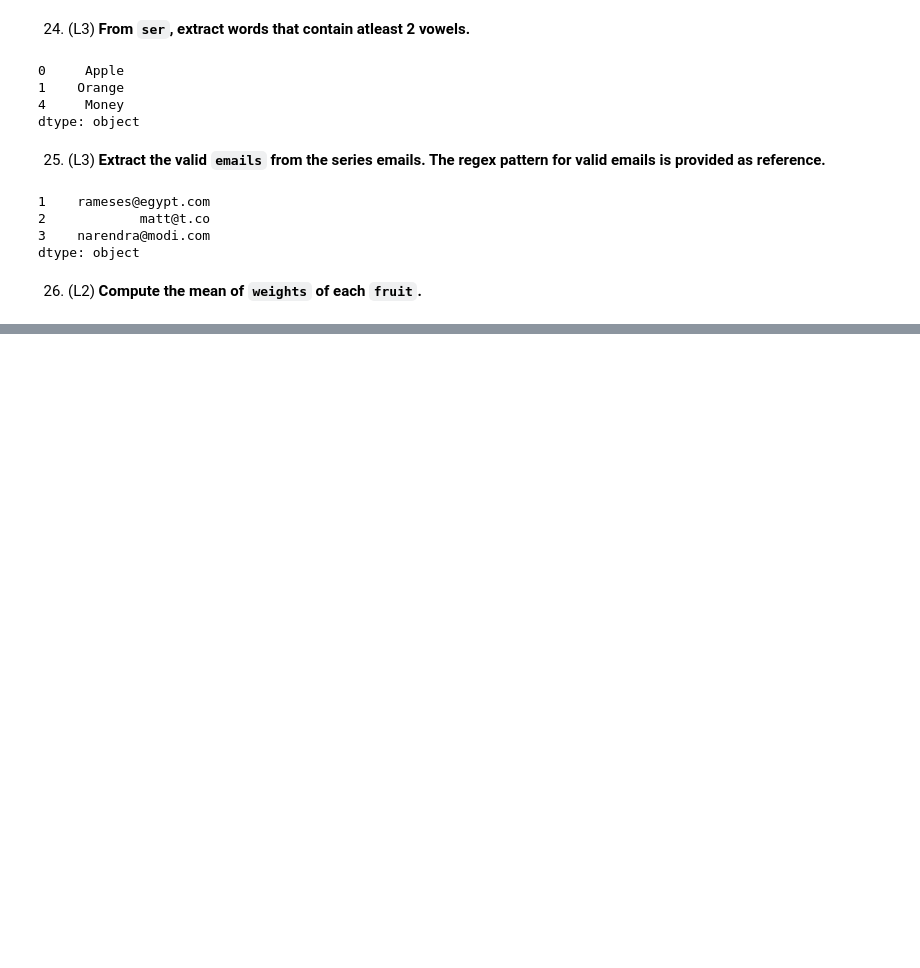
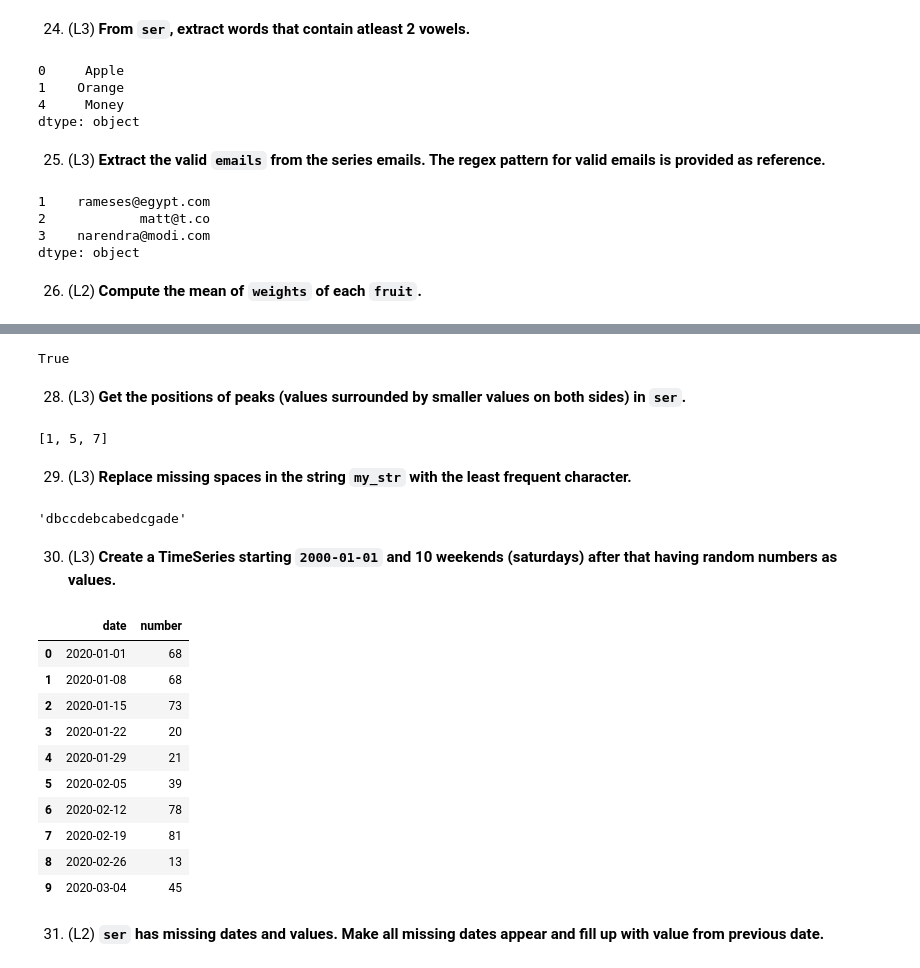
Before and after one commit to kamilrybacki/MLToolsExercises, a Jupyter notebook: content/pandas101.ipynb, the cells around one changed output, grey strips where cells are left out. Saved outputs shown, nothing was run; the diff lists cells and outputs as text; code cells hidden in the pictures; blank space fills up the shorter version.

```diff
--- a/content/pandas101.ipynb
+++ b/content/pandas101.ipynb
@@ -571,0 +585,67 @@ pd.DataFrame(
+# %%
+# Inputs
+
+p = pd.Series([1, 2, 3, 4, 5, 6, 7, 8, 9, 10])
+q = pd.Series([10, 9, 8, 7, 6, 5, 4, 3, 2, 1])
+
+via_dataframe = np.sqrt(
+    pd.DataFrame([p,q]).T.apply(lambda row: (row[1]-row[0])**2, axis=1).sum(axis=0)
+)
+via_norm = np.sqrt(np.sum((q-p)**2))
+
+np.isclose(via_dataframe, via_norm)
+# %% [output]
+True
+# %% [markdown]
+28. (L3) **Get the positions of peaks (values surrounded by smaller values on both sides) in `ser`.**
+# %%
+# Input
+
+ser = pd.Series([2, 10, 3, 4, 9, 10, 2, 7, 3])
+
+# From NumPy exercises
+a_diffs = np.sign(np.diff(np.hstack([ser[0], ser])))
+[
+    diff_index
+    for diff_index in range(len(a_diffs[1:]))
+    if a_diffs[diff_index] == 1 and a_diffs[diff_index+1] == -1  # Signs of differences: (+1) / [MAX] \ (-1)
+]
+# %% [output]
+[1, 5, 7]
+# %% [markdown]
+29. (L3) **Replace missing spaces in the string `my_str` with the least frequent character.**
+# %%
+# Input
+
+my_str = 'dbc deb abed gade'
+
+uniques, counts = np.unique(
+    pd.Series([*my_str]),
+    return_counts=True
+)
+least_frequent_character = uniques[np.argmin(counts)]
+
+my_str.replace(' ', least_frequent_character)
+# %% [output]
+'dbccdebcabedcgade'
+# %% [markdown]
+30. (L3) **Create a TimeSeries starting `2000-01-01` and 10 weekends (saturdays) after that having random numbers as values.**
+# %%
+pd.DataFrame({
+    'date': pd.date_range('2020-01-01', periods=10, freq='7D'),
+    'number': np.random.randint(low=0, high=100, size=10)
+})
+# %% [output]
+|  | date | number |
+| 0 | 2020-01-01 | 68 |
+| 1 | 2020-01-08 | 68 |
+| 2 | 2020-01-15 | 73 |
+| 3 | 2020-01-22 | 20 |
+| 4 | 2020-01-29 | 21 |
+| 5 | 2020-02-05 | 39 |
+| 6 | 2020-02-12 | 78 |
+| 7 | 2020-02-19 | 81 |
+| 8 | 2020-02-26 | 13 |
+| 9 | 2020-03-04 | 45 |
+# %% [markdown]
+31. (L2) **`ser` has missing dates and values. Make all missing dates appear and fill up with value from previous date.**
```
Also changed, not shown: parts of 14 cells of this notebook.
